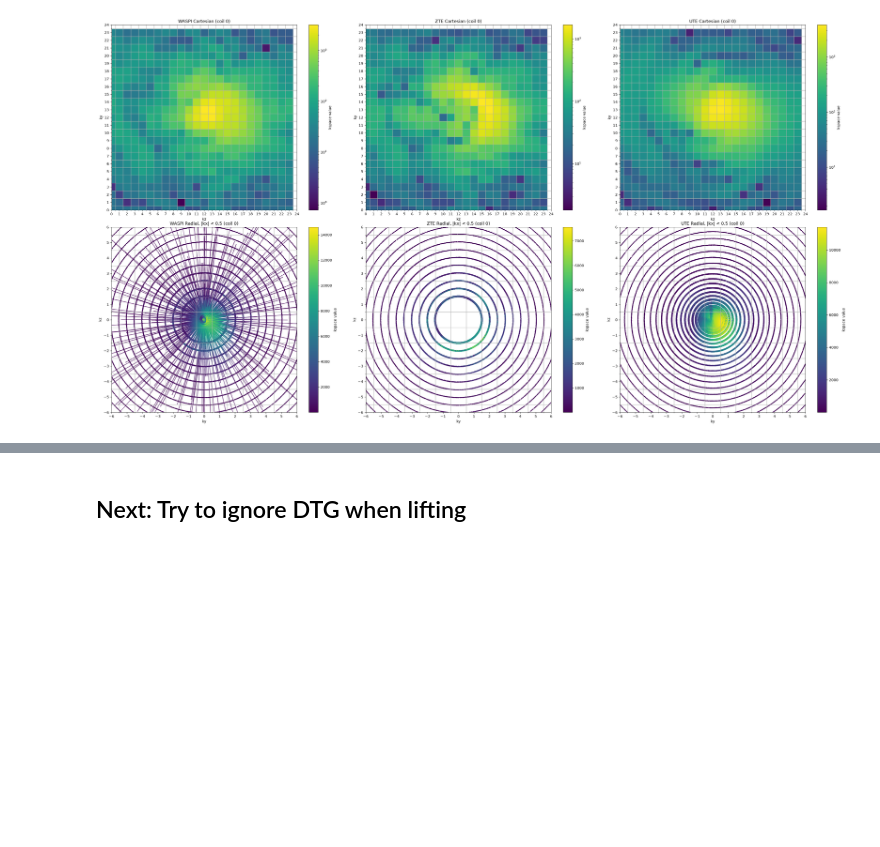
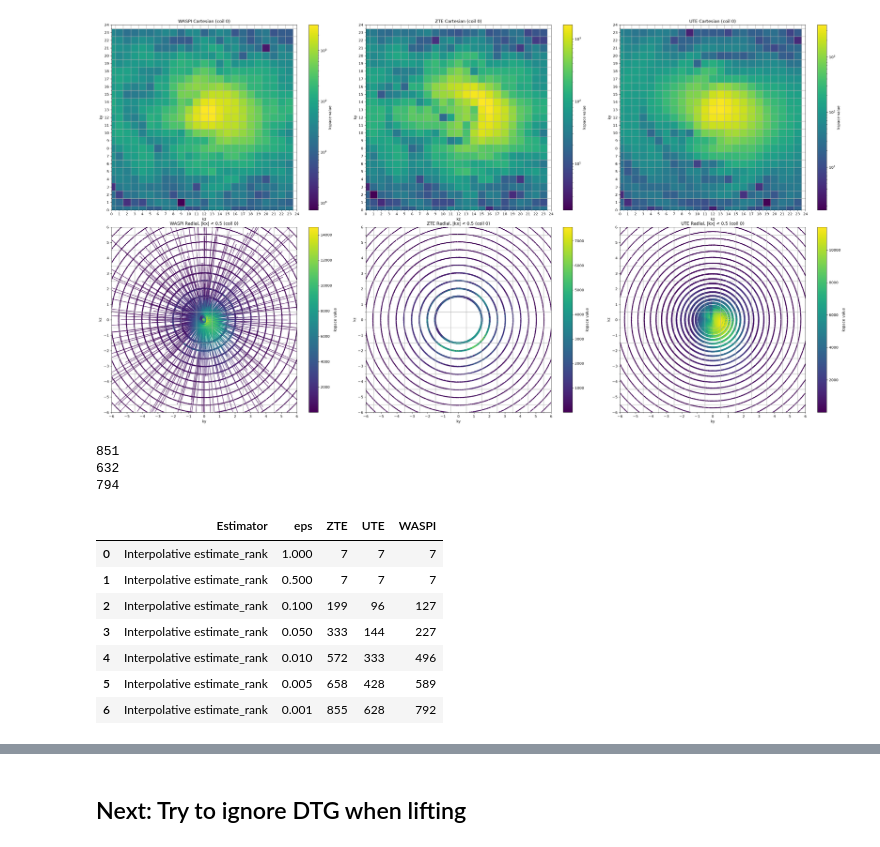
Before and after one commit to aymmulla/MSc-Project-ZTE, a Jupyter notebook: Paper Planning/UTE_Investigation/ZTE-UTE SV Spectrum.ipynb, the cells around one changed output, grey strips where cells are left out. Drawn from its saved outputs; the diff is of its cells as text; code cells hidden in the pictures; blank space fills up the shorter version.

```diff
--- a/Paper Planning/UTE_Investigation/ZTE-UTE SV Spectrum.ipynb
+++ b/Paper Planning/UTE_Investigation/ZTE-UTE SV Spectrum.ipynb
@@ -189,0 +186,42 @@ plt.show()
+# %%
+A = np.asarray(zte_hankel).astype(np.complex128)   # use np.float64 if the Hankel is real
+r = sclin.interpolative.estimate_rank(A, eps=1e-3)
+print(r)
+
+A2 = np.asarray(ute_hankel).astype(np.complex128)
+r2 = sclin.interpolative.estimate_rank(A2, eps=1e-3)
+print(r2)
+
+A3 = np.asarray(waspi_hankel).astype(np.complex128)
+r3 = sclin.interpolative.estimate_rank(A3, eps=1e-3)
+print(r3)
+# %% [output]
+851
+632
+794
+# %%
+eps_values = [1, 0.5, 0.1, 0.05, 0.01, 0.005, 0.001]
+
+hankels = {
+    'ZTE':   np.asarray(zte_hankel).astype(np.complex128),
+    'UTE':   np.asarray(ute_hankel).astype(np.complex128),
+    'WASPI': np.asarray(waspi_hankel).astype(np.complex128),
+}
+
+rows = []
+for e in eps_values:
+    rows.append(['Interpolative estimate_rank', e] + [sclin.interpolative.estimate_rank(H, eps=e) for H in hankels.values()])
+
+rank_df = pd.DataFrame(rows, columns=['Estimator', 'eps', 'ZTE', 'UTE', 'WASPI'])
+rank_df = rank_df.sort_values(['Estimator', 'eps'], ascending=[True, False]).reset_index(drop=True)
+
+rank_df
+# %% [output]
+|  | Estimator | eps | ZTE | UTE | WASPI |
+| 0 | Interpolative estimate_rank | 1.000 | 7 | 7 | 7 |
+| 1 | Interpolative estimate_rank | 0.500 | 7 | 7 | 7 |
+| 2 | Interpolative estimate_rank | 0.100 | 199 | 96 | 127 |
+| 3 | Interpolative estimate_rank | 0.050 | 333 | 144 | 227 |
+| 4 | Interpolative estimate_rank | 0.010 | 572 | 333 | 496 |
+| 5 | Interpolative estimate_rank | 0.005 | 658 | 428 | 589 |
+| 6 | Interpolative estimate_rank | 0.001 | 855 | 628 | 792 |
```
Also changed, not shown: parts of 7 cells of this notebook, 5 other files.
